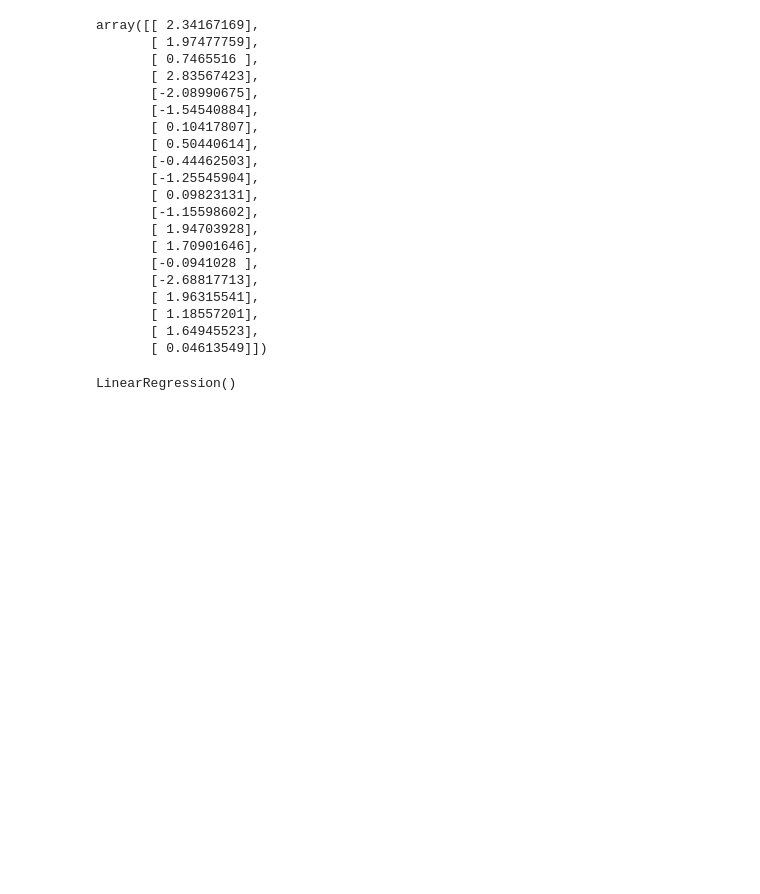
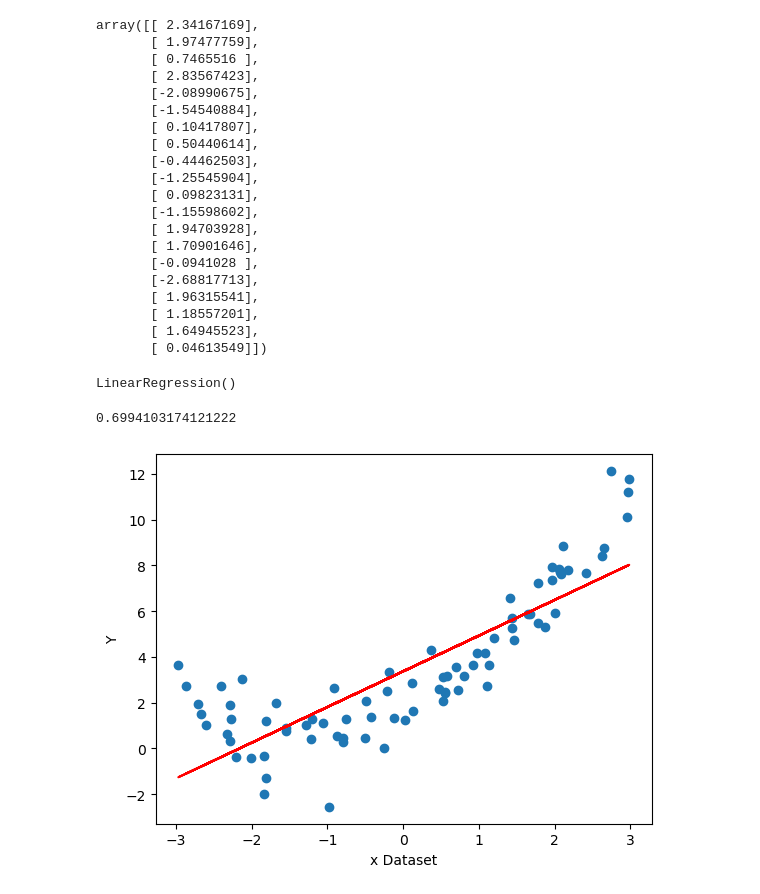
Before and after one commit to rahul-coo/Polynomial_reg_model, a Jupyter notebook: Polynomial_Reg_Model.ipynb, the cells around one changed output. Saved outputs shown, nothing was run; the diff lists cells and outputs as text; code cells hidden in the pictures; blank space fills up the shorter version.

```diff
--- a/Polynomial_Reg_Model.ipynb
+++ b/Polynomial_Reg_Model.ipynb
@@ -46,3 +46,19 @@ array([[ 2.34167169],
 regression_1.fit(X_train,y_train)
 # %% [output]
 LinearRegression()
+# %%
+from sklearn.metrics import r2_score
+score=r2_score(y_test,regression_1.predict(X_test))
+print(score)
+# %% [output]
+0.6994103174121222
+# %%
+# Let visulaize the model
+
+plt.plot(X_train,regression_1.predict(X_train),color='r')
+plt.scatter(X_train,y_train)
+plt.xlabel("x Dataset")
+plt.ylabel("Y")
+plt.show()
+# %% [output]
+[figure, added]
```
Also changed, not shown: parts of 13 cells of this notebook.
